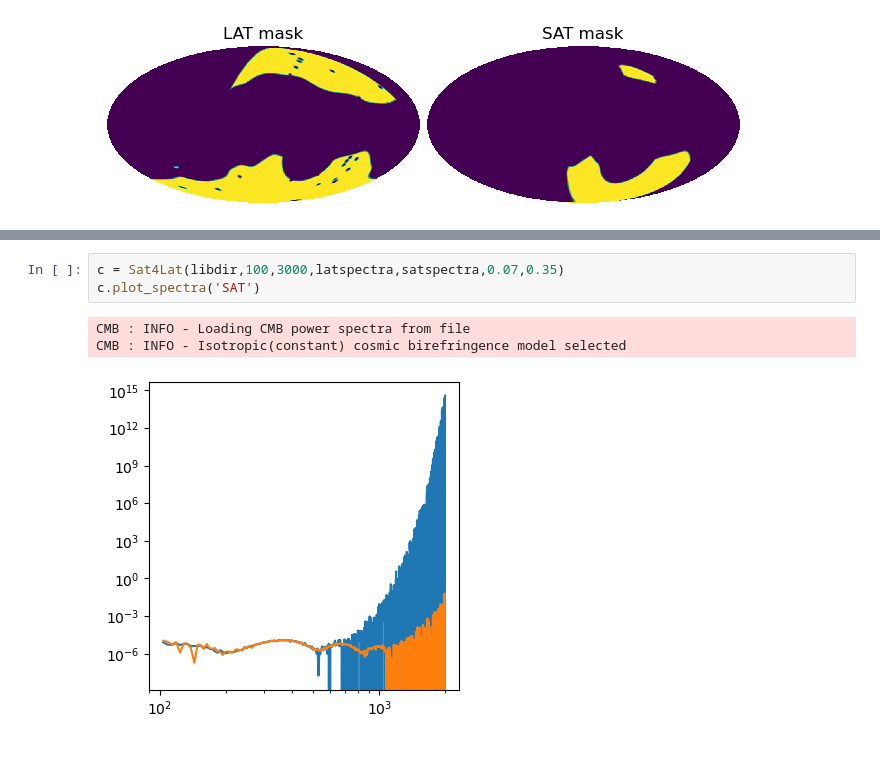
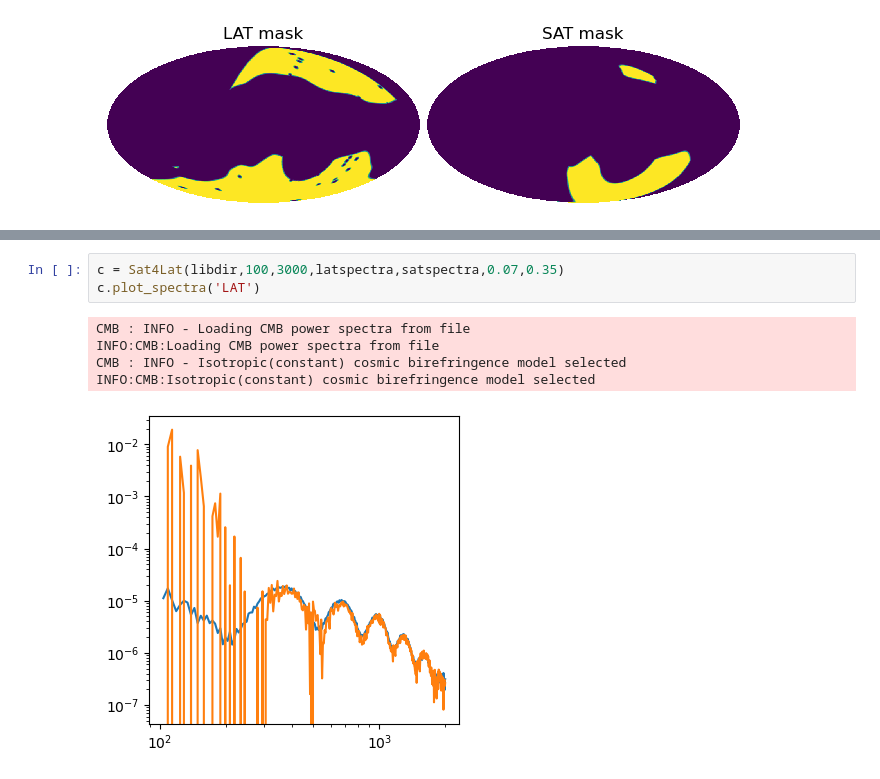
Before and after one commit to antolonappan/cobi, a Jupyter notebook: examples/simulations/calibration.ipynb, the cells around one changed output, grey strips where cells are left out. Drawn from its saved outputs; the diff is of its cells as text.

```diff
--- a/examples/simulations/calibration.ipynb
+++ b/examples/simulations/calibration.ipynb
@@ -89,10 +63,12 @@ plt.legend()
 # %%
 c = Sat4Lat(libdir,100,3000,latspectra,satspectra,0.07,0.35)
-c.plot_spectra('SAT')
+c.plot_spectra('LAT')
 # %% [output]
 CMB : INFO - Loading CMB power spectra from file
+INFO:CMB:Loading CMB power spectra from file
 CMB : INFO - Isotropic(constant) cosmic birefringence model selected
+INFO:CMB:Isotropic(constant) cosmic birefringence model selected
-[figure, old version]
+[figure, new version]
 # %%
 c.plot_getdist(100,1000,avoid_sat=False,beta_only=False)
 # %% [output]
```
Also changed, not shown: parts of 7 cells of this notebook, 1 other file.
